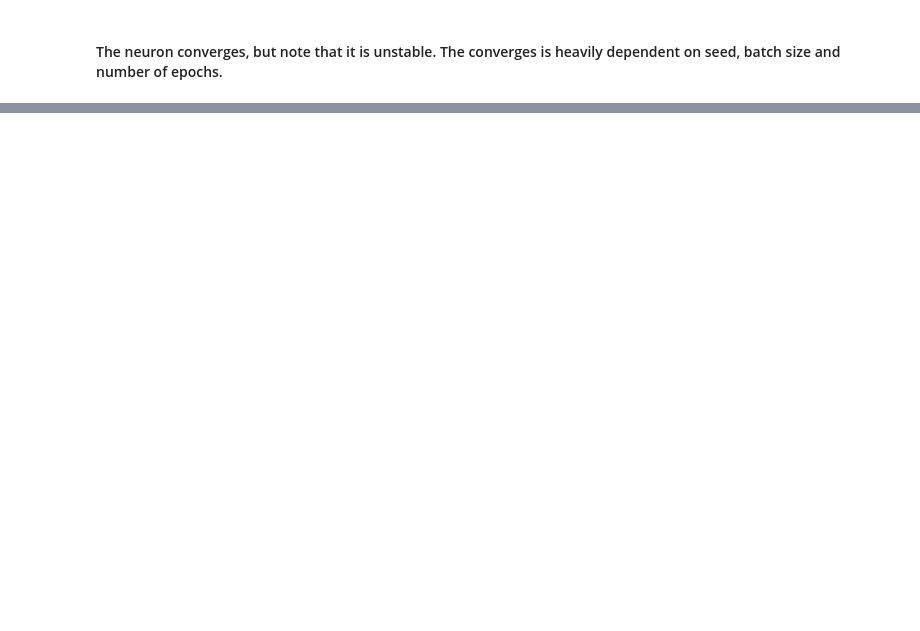
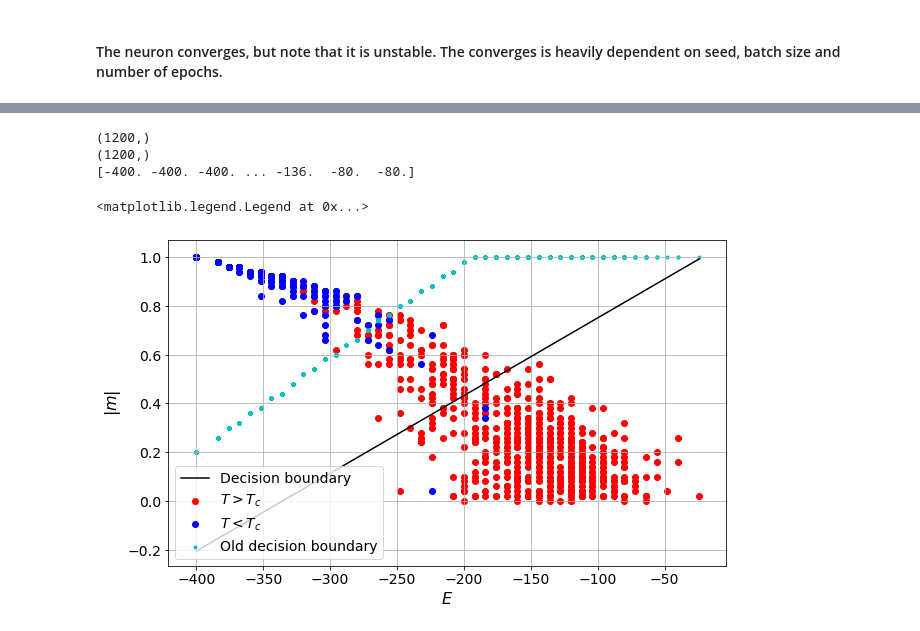
Before and after one commit to elindgren/lfd_project, a Jupyter notebook: Project 2/(Basic) Single Neuron.ipynb, the cells around one changed output, grey strips where cells are left out. Drawn from its saved outputs; the diff is of its cells as text; code cells hidden in the pictures; blank space fills up the shorter version.

```diff
--- a/Project 2/(Basic) Single Neuron.ipynb
+++ b/Project 2/(Basic) Single Neuron.ipynb
@@ -289,0 +416,33 @@ calc_accuracy passes unit tests: True
+# %%
+print(E.shape)
+print(M.shape)
+print(E[decision_boundary_idx])
+# %% [output]
+(1200,)
+(1200,)
+[-400. -400. -400. ... -136.  -80.  -80.]
+# %%
+# Plot the data and the decision boundary
+def dec_boundary(E, w, b):
+    return -w[0]/w[1]*E - b
+
+E_space = np.linspace(E.min(), E.max())
+M_space = np.linspace(M.min(), M.max())
+# E_space norm
+E_norm = (E_space-E_space.mean())/E_space.std()  # Normalize E
+m_norm = dec_boundary(E_norm, w_star, b_star)  # Calculate m using weights
+dec_bound = m_norm*M_space.std() + M.mean()  # Scale back m
+
+
+fig, ax = plt.subplots(figsize=(10,6))
+ax.scatter(E_M_high[:,0],E_M_high[:,1],c='r', label=r'$T>T_c$')
+ax.scatter(E_M_low[:,0],E_M_low[:,1],c='b', label=r'$T<T_c$')
+ax.plot(E_space, dec_bound, c='k', label='Decision boundary')
+ax.scatter(E, M[decision_boundary_idx], c='c', marker='.', label='Old decision boundary')
+ax.set_xlabel("$E$")
+ax.set_ylabel("$|m|$")
+ax.grid()
+ax.legend(loc='best')
+# %% [output]
+<matplotlib.legend.Legend at 0x...>
+[figure, added]
```
Also changed, not shown: parts of 8 cells of this notebook, 1 other file.
